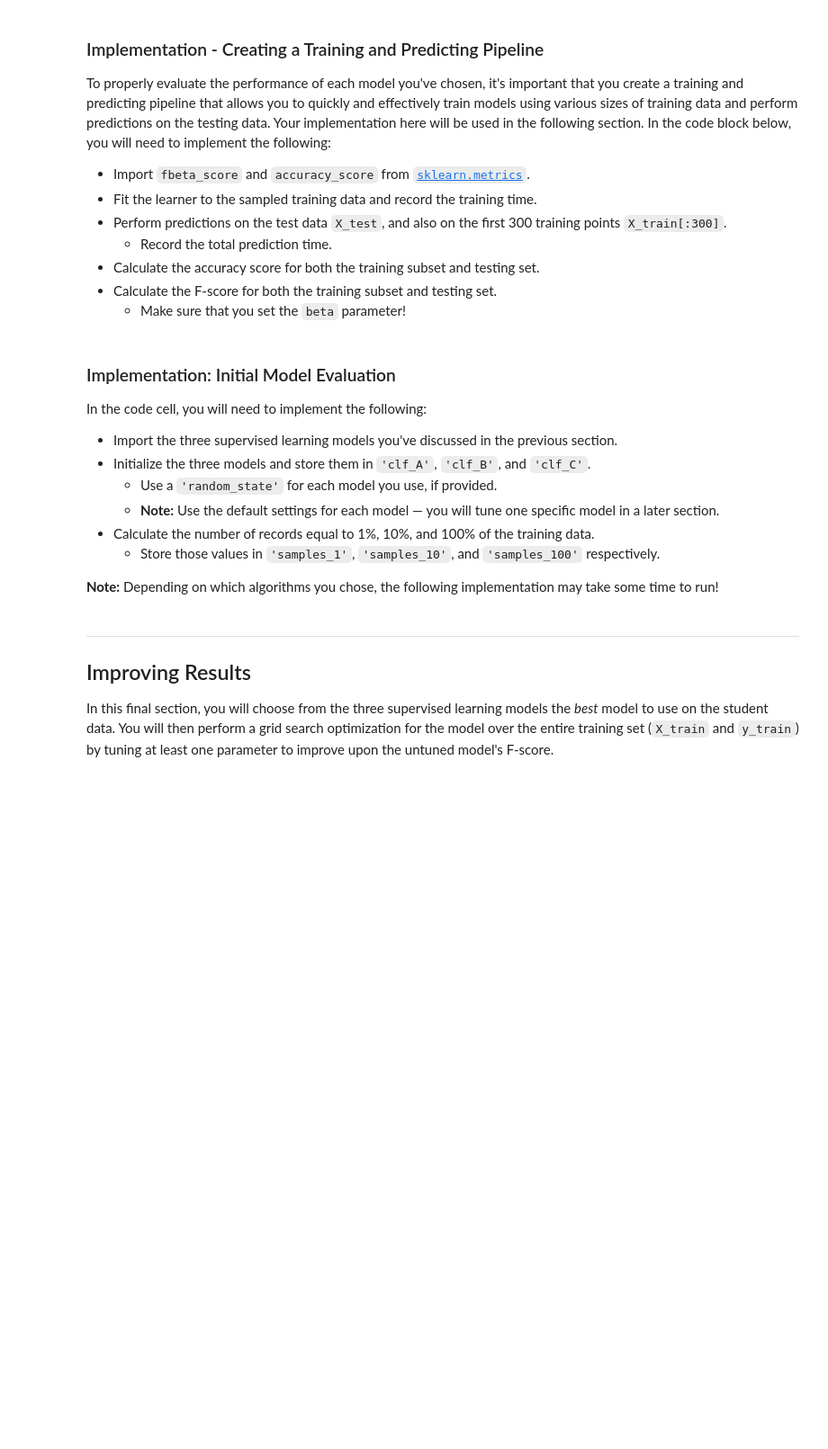
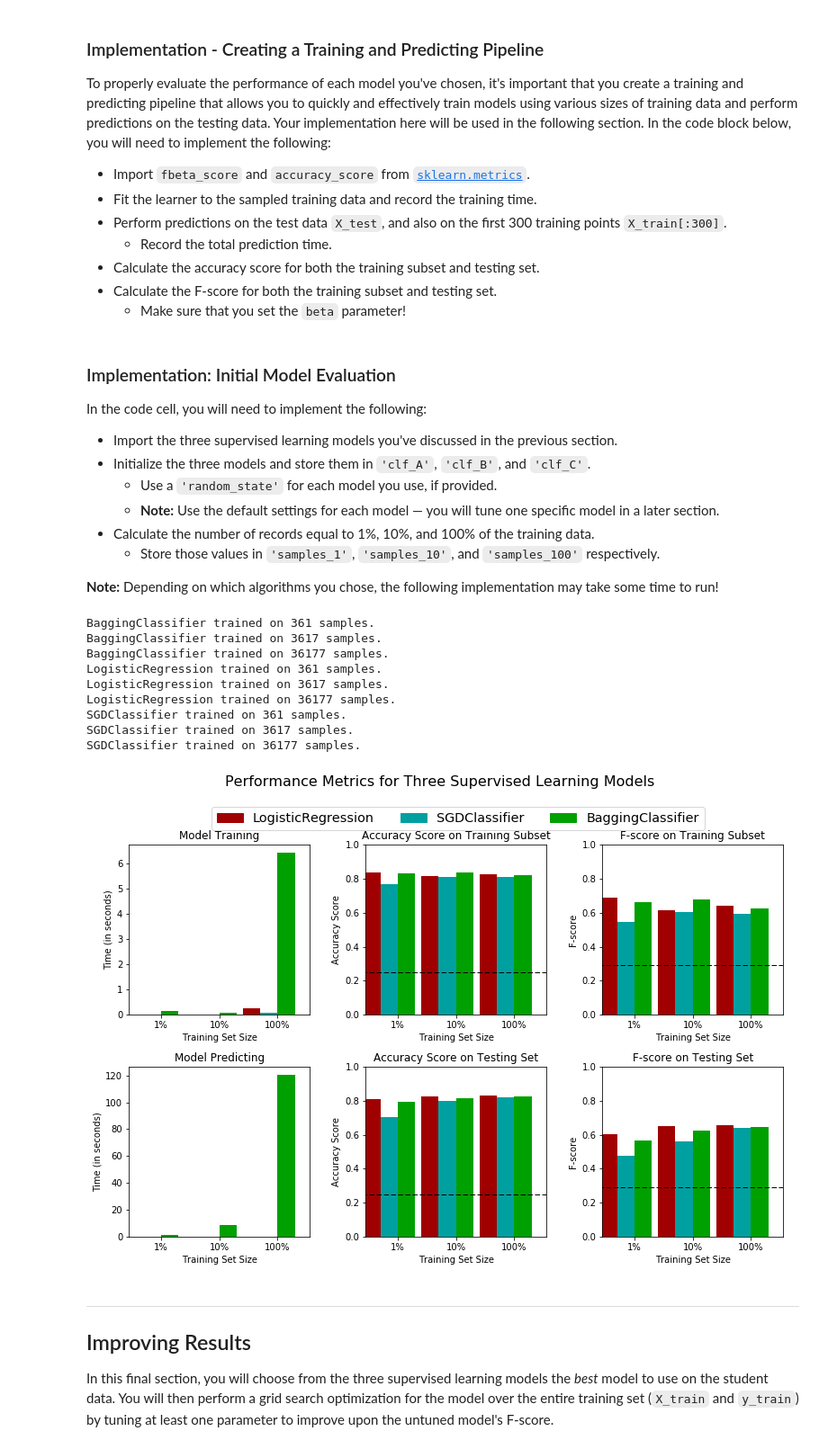
Before and after one commit to ChristosTheodoropoulos/FindingDonors-, a Jupyter notebook: finding_donors.ipynb, the cells around one changed output. Shown at 90% size. Drawn from its saved outputs; the diff is of its cells as text; code cells hidden in the pictures; blank space fills up the shorter version.

```diff
--- a/finding_donors.ipynb
+++ b/finding_donors.ipynb
@@ -230,8 +235,6 @@ In the code block below, you will need to implement the following:
  - Calculate the F-score for both the training subset and testing set.
    - Make sure that you set the `beta` parameter!
 # %%
-# TODO: Import two metrics from sklearn - fbeta_score and accuracy_score
-
 def train_predict(learner, sample_size, X_train, y_train, X_test, y_test):
     '''
     inputs:
@@ -247,33 +250,33 @@ def train_predict(learner, sample_size, X_train, y_train, X_test, y_test):
 
     # TODO: Fit the learner to the training data using slicing with 'sample_size'
     start = time() # Get start time
-    learner = None
+    learner = learner.fit(X_train[:sample_size], y_train[:sample_size])
     end = time() # Get end time
 
     # TODO: Calculate the training time
-    results['train_time'] = None
+    results['train_time'] = end - start
 
     # TODO: Get the predictions on the test set,
     #       then get predictions on the first 300 training samples
     start = time() # Get start time
-    predictions_test = None
-    predictions_train = None
+    predictions_test = learner.predict(X_test)
+    predictions_train = learner.predict(X_train[:300])
     end = time() # Get end time
 
     # TODO: Calculate the total prediction time
-    results['pred_time'] = None
+    results['pred_time'] = end - start
 
     # TODO: Compute accuracy on the first 300 training samples
-    results['acc_train'] = None
+    results['acc_train'] = accuracy_score(y_train[:300], predictions_train)
 
     # TODO: Compute accuracy on test set
-    results['acc_test'] = None
+    results['acc_test'] = accuracy_score(y_test, predictions_test)
 
     # TODO: Compute F-score on the the first 300 training samples
-    results['f_train'] = None
+    results['f_train'] = fbeta_score(y_train[:300], predictions_train, beta = 0.5)
 
     # TODO: Compute F-score on the test set
-    results['f_test'] = None
+    results['f_test'] = fbeta_score(y_test, predictions_test, beta = 0.5)
 
     # Success
     print "{} trained on {} samples.".format(learner.__class__.__name__, sample_size)
@@ -293,28 +296,49 @@ In the code cell, you will need to implement the following:
 **Note:** Depending on which algorithms you chose, the following implementation may take some time to run!
 # %%
 # TODO: Import the three supervised learning models from sklearn
+from sklearn.naive_bayes import GaussianNB
+from sklearn.tree import DecisionTreeClassifier
+from sklearn.ensemble import BaggingClassifier
+from sklearn.ensemble import AdaBoostClassifier
+from sklearn.ensemble import RandomForestClassifier
+from sklearn.ensemble import GradientBoostingClassifier
+from sklearn.neighbors import KNeighborsClassifier
+from sklearn.linear_model import SGDClassifier
+from sklearn.svm import SVC
+from sklearn.linear_model import LogisticRegression
 
 # TODO: Initialize the three models
-clf_A = None
-clf_B = None
-clf_C = None
+clf_A = BaggingClassifier(KNeighborsClassifier(), max_samples=0.5, max_features=0.5)
+clf_B = LogisticRegression()
+clf_C = SGDClassifier()
 
 # TODO: Calculate the number of samples for 1%, 10%, and 100% of the training data
-samples_1 = None
-samples_10 = None
-samples_100 = None
+samples_1 = X_train.shape[0]/100
+samples_10 = X_train.shape[0]/10
+samples_100 = X_train.shape[0]
 
 # Collect results on the learners
 results = {}
 for clf in [clf_A, clf_B, clf_C]:
     clf_name = clf.__class__.__name__
     results[clf_name] = {}
     for i, samples in enumerate([samples_1, samples_10, samples_100]):
         results[clf_name][i] = \
         train_predict(clf, samples, X_train, y_train, X_test, y_test)
 
 # Run metrics visualization for the three supervised learning models chosen
 vs.evaluate(results, accuracy, fscore)
+# %% [output]
+BaggingClassifier trained on 361 samples.
+BaggingClassifier trained on 3617 samples.
+BaggingClassifier trained on 36177 samples.
+LogisticRegression trained on 361 samples.
+LogisticRegression trained on 3617 samples.
+LogisticRegression trained on 36177 samples.
+SGDClassifier trained on 361 samples.
+SGDClassifier trained on 3617 samples.
+SGDClassifier trained on 36177 samples.
+[figure, added]
 # %% [markdown]
 ----
 ## Improving Results
```
Also changed, not shown: parts of 1 cell of this notebook.
